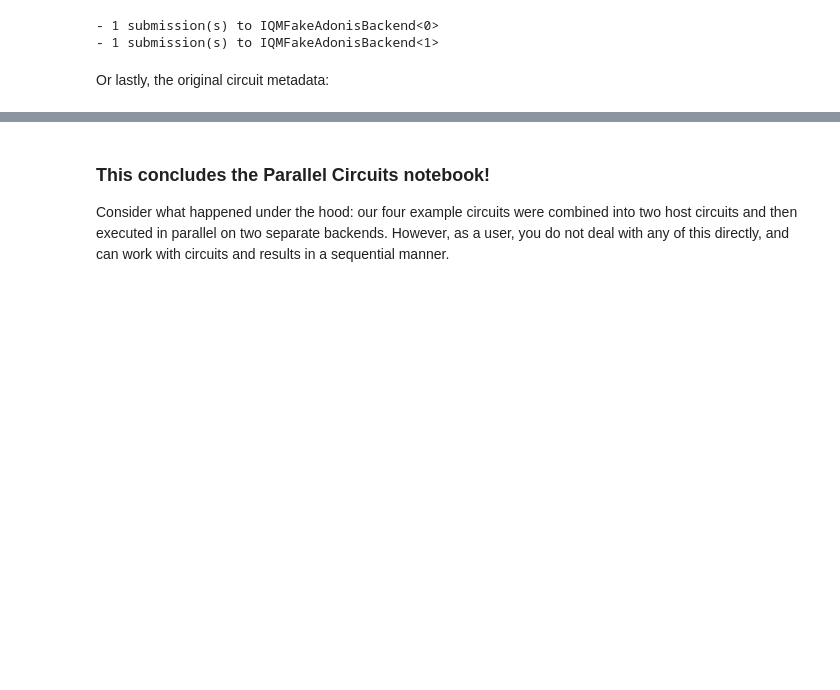
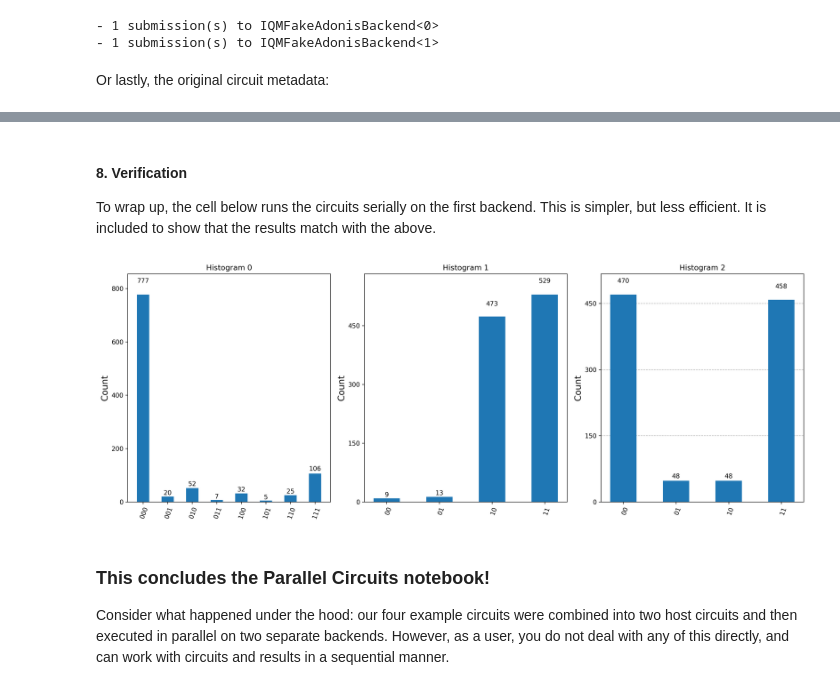
Before and after one commit to vttresearch/qc-parallelizer, a Jupyter notebook: notebooks/parallel-circuits-introduction.ipynb, the cells around one changed output, grey strips where cells are left out. Drawn from its saved outputs; the diff is of its cells as text; code cells hidden in the pictures; blank space fills up the shorter version.

```diff
--- a/notebooks/parallel-circuits-introduction.ipynb
+++ b/notebooks/parallel-circuits-introduction.ipynb
@@ -388,4 +378,19 @@ for circuit in job:
 {'tag': 'hotel-alpha'}
+# %% [markdown]
+#### 8. Verification
+
+To wrap up, the cell below runs the circuits serially on the first backend. This is simpler, but
+less efficient. It is included to show that the results match with the above.
+# %%
+raw_circuits = [
+    circ[0] if isinstance(circ, tuple) else circ # remove layouts that were added above
+    for circ in circuits
+]
+transpiled = qiskit.transpile(raw_circuits, backend=backends[0])
+results = backends[0].run(transpiled).result()
+plot_histograms(results.get_counts(), figsize=(16, 6))
+# %% [output]
+[figure, added]
 # %% [markdown]
 ### This concludes the Parallel Circuits notebook!
 
```
Also changed, not shown: parts of 19 cells of this notebook, 2 other files.
